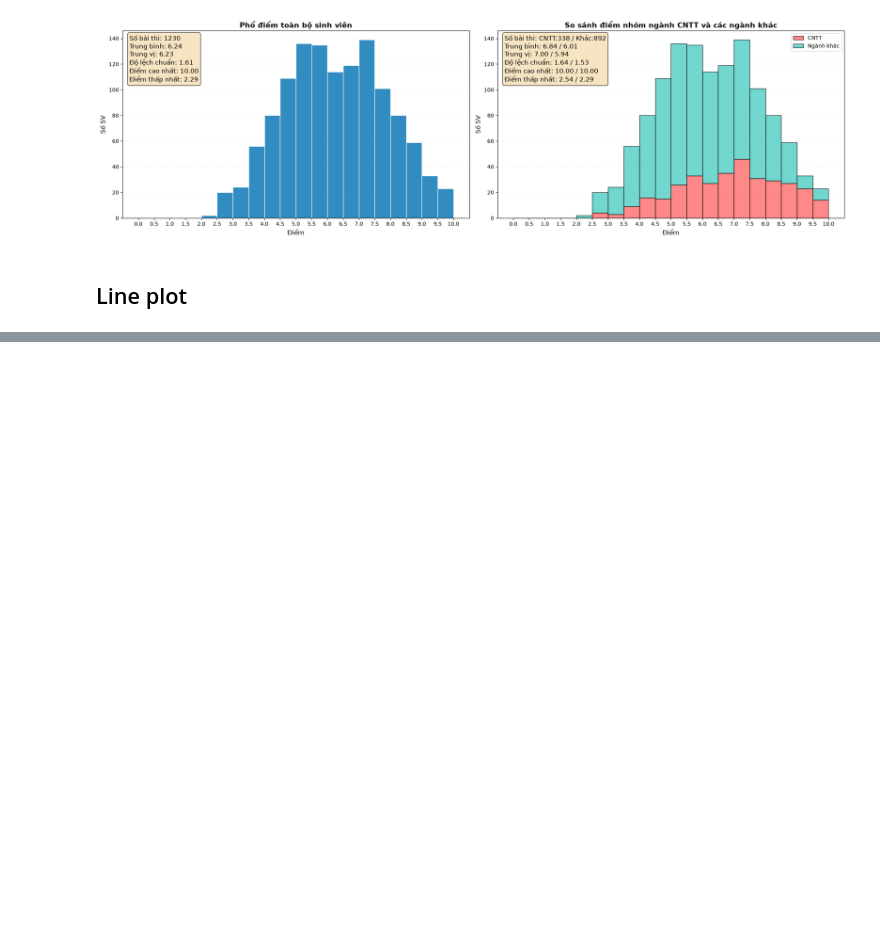
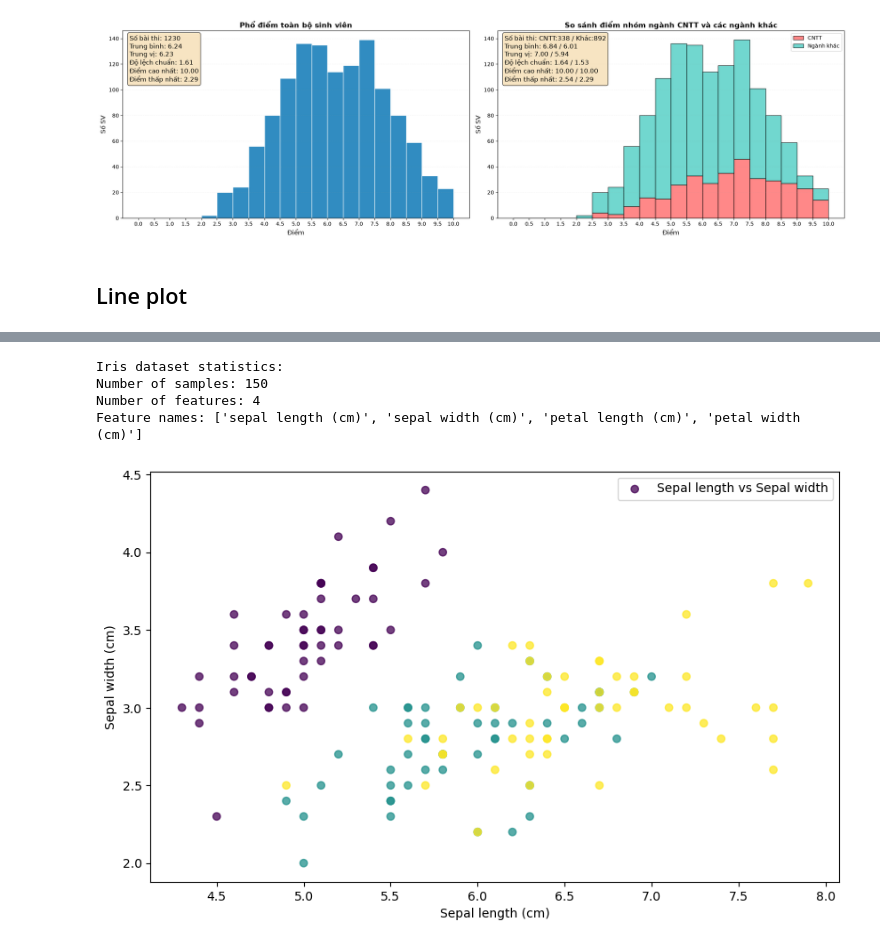
Before and after one commit to nd-hung/data-science-labs, a Jupyter notebook: labs/01-working-with-data/visualization-with-matplotlib.ipynb, the cells around one changed output, grey strips where cells are left out. Drawn from its saved outputs; the diff is of its cells as text; code cells hidden in the pictures; blank space fills up the shorter version.

```diff
--- a/labs/01-working-with-data/visualization-with-matplotlib.ipynb
+++ b/labs/01-working-with-data/visualization-with-matplotlib.ipynb
@@ -272,0 +327,46 @@ plt.show()
+# %%
+import pandas as pd
+import matplotlib.pyplot as plt
+# Import scikit-learn dataset module
+import sklearn.datasets as datasets
+
+# Load the Iris dataset from scikit-learn
+iris = datasets.load_iris()
+
+# Display statistics of the dataset
+print("Iris dataset statistics:")
+print(f"Number of samples: {iris.data.shape[0]}")
+print(f"Number of features: {iris.data.shape[1]}")
+print(f"Feature names: {iris.feature_names}")
+# %% [output]
+Iris dataset statistics:
+Number of samples: 150
+Number of features: 4
+Feature names: ['sepal length (cm)', 'sepal width (cm)', 'petal length (cm)', 'petal width (cm)']
+# %%
+# Make a scatter plot of sepal length vs. sepal width for the Iris dataset
+# Init figure with a specific size
+
+plt.figure(figsize=(10, 6))
+# Get data values for sepal length and sepal width
+sepal_length = iris.data[:, 0]  # Sepal length is the first feature
+sepal_width = iris.data[:, 1]   # Sepal width is the second feature
+# print(f"Sepal length: {sepal_length[:5]}")  # Display first 5 values
+# print(f"Sepal width: {sepal_width[:5]}")    # Display first
+# Make a scatter plot of sepal length vs. sepal width for the Iris dataset
+
+# Make label for each species in the Iris dataset
+species = iris.target  # Species labels (0, 1, 2)
+# Make a scatter plot of sepal length vs. sepal width for the Iris dataset, colored by species
+plt.scatter(sepal_length, sepal_width, c=species, cmap='viridis',
+            alpha=0.75,
+            label="Sepal length vs Sepal width",
+            )
+plt.xlabel("Sepal length (cm)")
+plt.ylabel("Sepal width (cm)")
+# Add a legend to the plot
+plt.legend()
+# Add legend  to indicate species
+plt.show()
+# %% [output]
+[figure, added]
```
Also changed, not shown: parts of 6 cells of this notebook, 1 other file.
